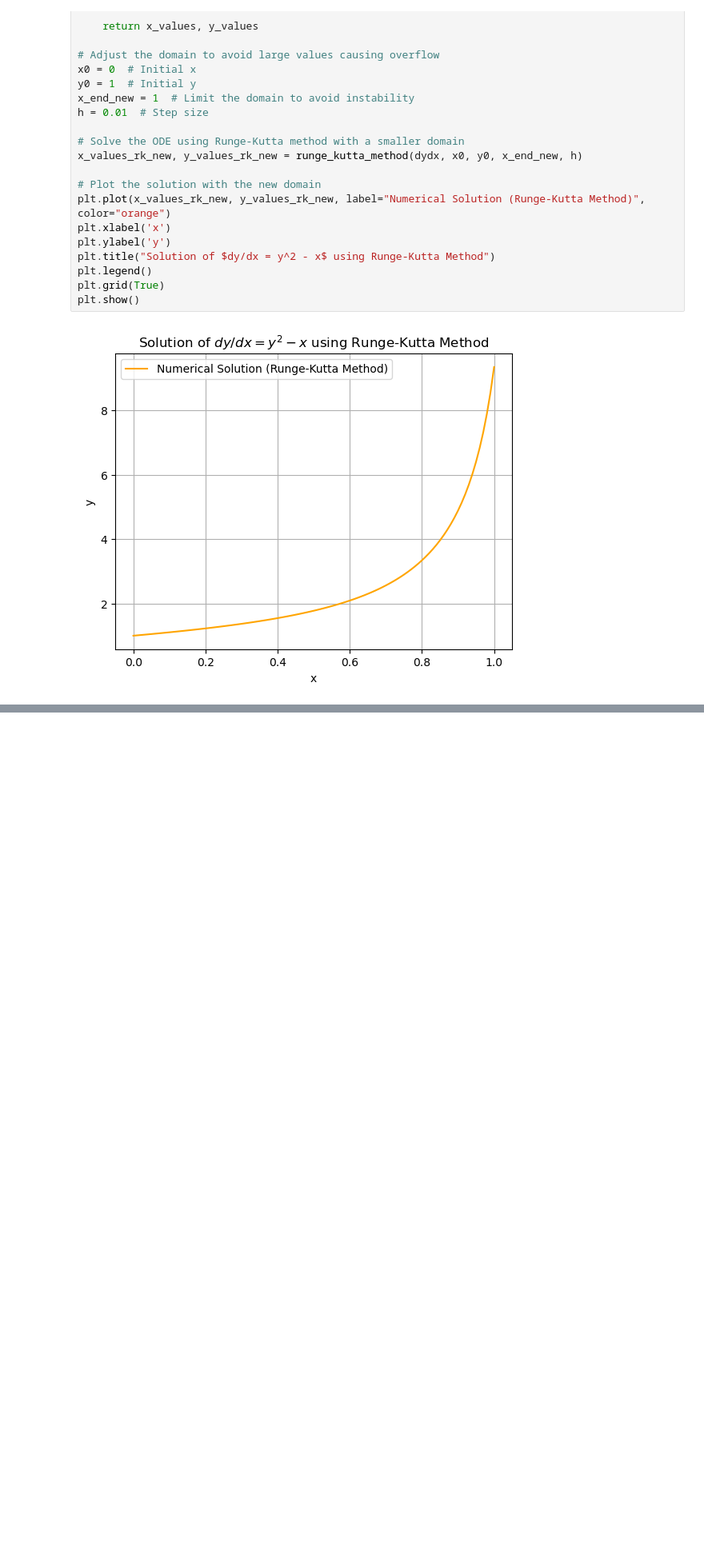
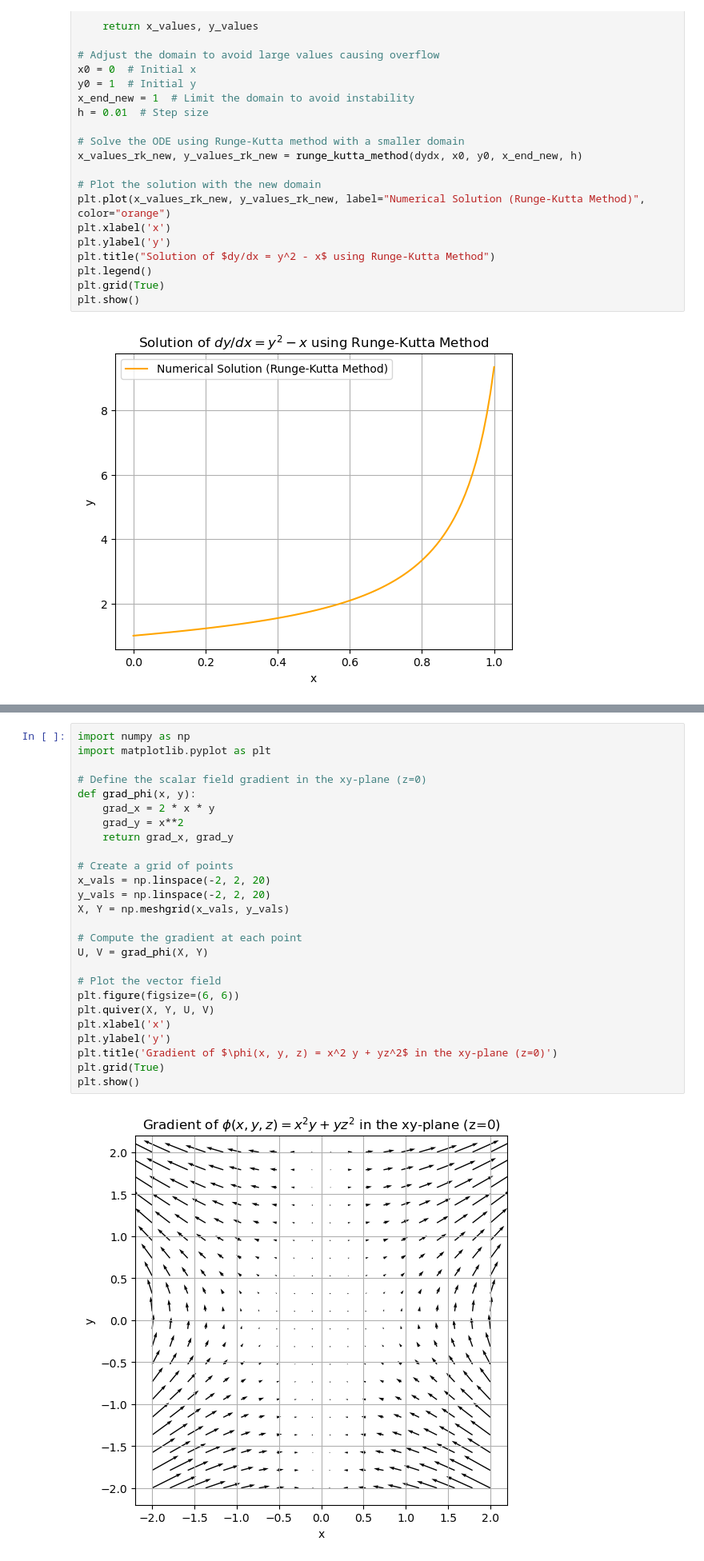
Before and after one commit to carlosdhoyos/fluid_mechanics, a Jupyter notebook: _build/jupyter_execute/prerequisites.ipynb, the cells around one changed output, grey strips where cells are left out. Shown at 80% size. Cells and saved outputs as stored; diff of their text form; blank space fills up the shorter version.

```diff
--- a/_build/jupyter_execute/prerequisites.ipynb
+++ b/_build/jupyter_execute/prerequisites.ipynb
@@ -637,0 +692,28 @@ where $C_1$ is an arbitrary constant and $n$ is a positive integer.
+# %%
+import numpy as np
+import matplotlib.pyplot as plt
+
+# Define the scalar field gradient in the xy-plane (z=0)
+def grad_phi(x, y):
+    grad_x = 2 * x * y
+    grad_y = x**2
+    return grad_x, grad_y
+
+# Create a grid of points
+x_vals = np.linspace(-2, 2, 20)
+y_vals = np.linspace(-2, 2, 20)
+X, Y = np.meshgrid(x_vals, y_vals)
+
+# Compute the gradient at each point
+U, V = grad_phi(X, Y)
+
+# Plot the vector field
+plt.figure(figsize=(6, 6))
+plt.quiver(X, Y, U, V)
+plt.xlabel('x')
+plt.ylabel('y')
+plt.title('Gradient of $\phi(x, y, z) = x^2 y + yz^2$ in the xy-plane (z=0)')
+plt.grid(True)
+plt.show()
+# %% [output]
+[figure, added]
```
Also changed, not shown: parts of 1 cell of this notebook, 23 other files.
